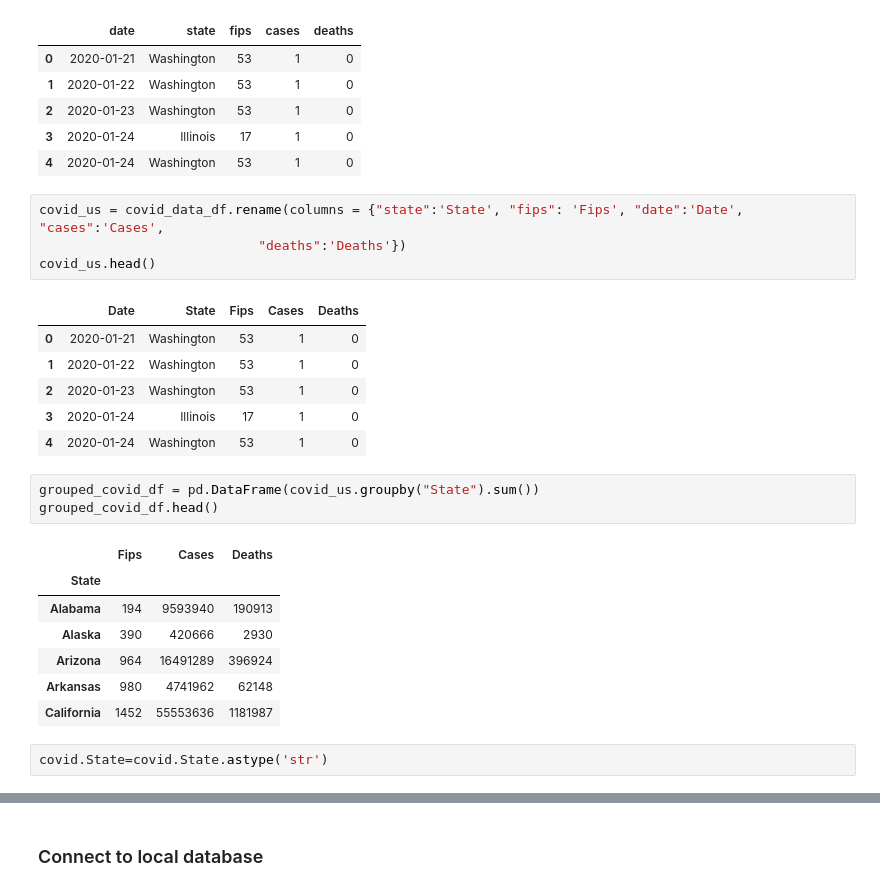
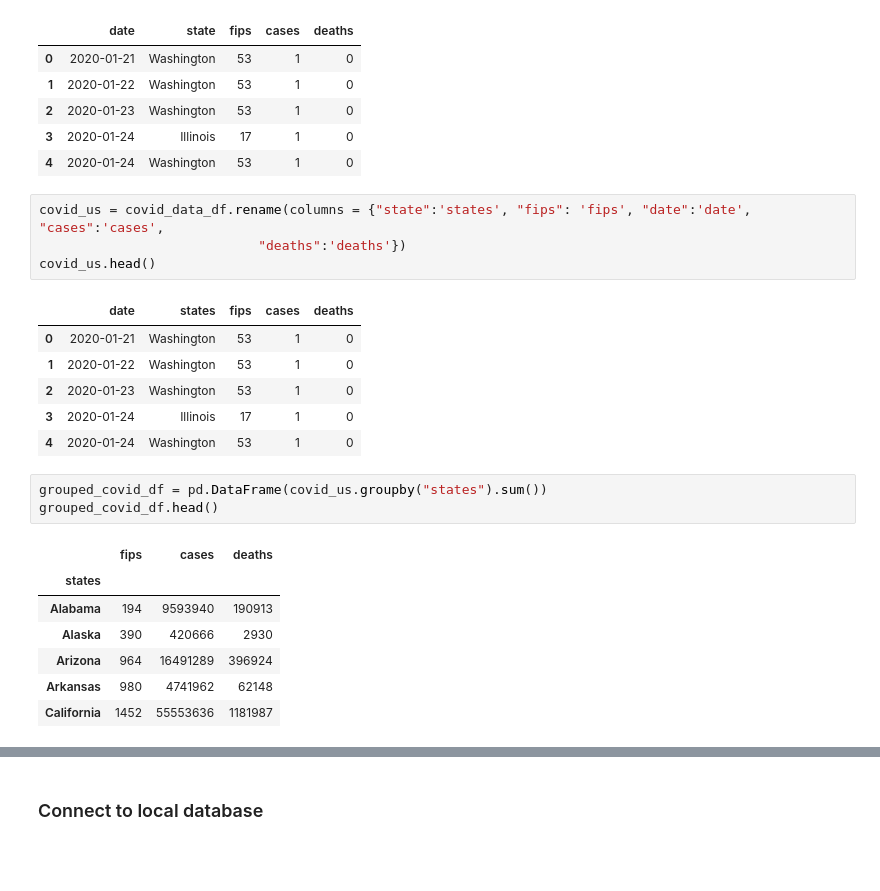
Before and after one commit to LisaHarrison08/ETL-Project-G4, a Jupyter notebook: Google & COVID Data.ipynb, the cells around one changed output, grey strips where cells are left out. Drawn from its saved outputs; the diff is of its cells as text; blank space fills up the shorter version.

```diff
--- a/Google & COVID Data.ipynb
+++ b/Google & COVID Data.ipynb
@@ -97,29 +97,27 @@ covid_data_df.head()
 | 3 | 2020-01-24 | Illinois | 17 | 1 | 0 |
 | 4 | 2020-01-24 | Washington | 53 | 1 | 0 |
 # %%
-covid_us = covid_data_df.rename(columns = {"state":'State', "fips": 'Fips', "date":'Date', "cases":'Cases',
-                            "deaths":'Deaths'})
+covid_us = covid_data_df.rename(columns = {"state":'states', "fips": 'fips', "date":'date', "cases":'cases',
+                            "deaths":'deaths'})
 covid_us.head()
 # %% [output]
-|  | Date | State | Fips | Cases | Deaths |
+|  | date | states | fips | cases | deaths |
 | 0 | 2020-01-21 | Washington | 53 | 1 | 0 |
 | 1 | 2020-01-22 | Washington | 53 | 1 | 0 |
 | 2 | 2020-01-23 | Washington | 53 | 1 | 0 |
 | 3 | 2020-01-24 | Illinois | 17 | 1 | 0 |
 | 4 | 2020-01-24 | Washington | 53 | 1 | 0 |
 # %%
-grouped_covid_df = pd.DataFrame(covid_us.groupby("State").sum())
+grouped_covid_df = pd.DataFrame(covid_us.groupby("states").sum())
 grouped_covid_df.head()
 # %% [output]
-|  | Fips | Cases | Deaths |
-| State |  |  |  |
+|  | fips | cases | deaths |
+| states |  |  |  |
 | Alabama | 194 | 9593940 | 190913 |
 | Alaska | 390 | 420666 | 2930 |
 | Arizona | 964 | 16491289 | 396924 |
 | Arkansas | 980 | 4741962 | 62148 |
 | California | 1452 | 55553636 | 1181987 |
-# %%
-covid.State=covid.State.astype('str')
 # %%
 covid = grouped_covid_df.reset_index()
 covid.head()
```
Also changed, not shown: parts of 29 cells of this notebook, 1 other file.
